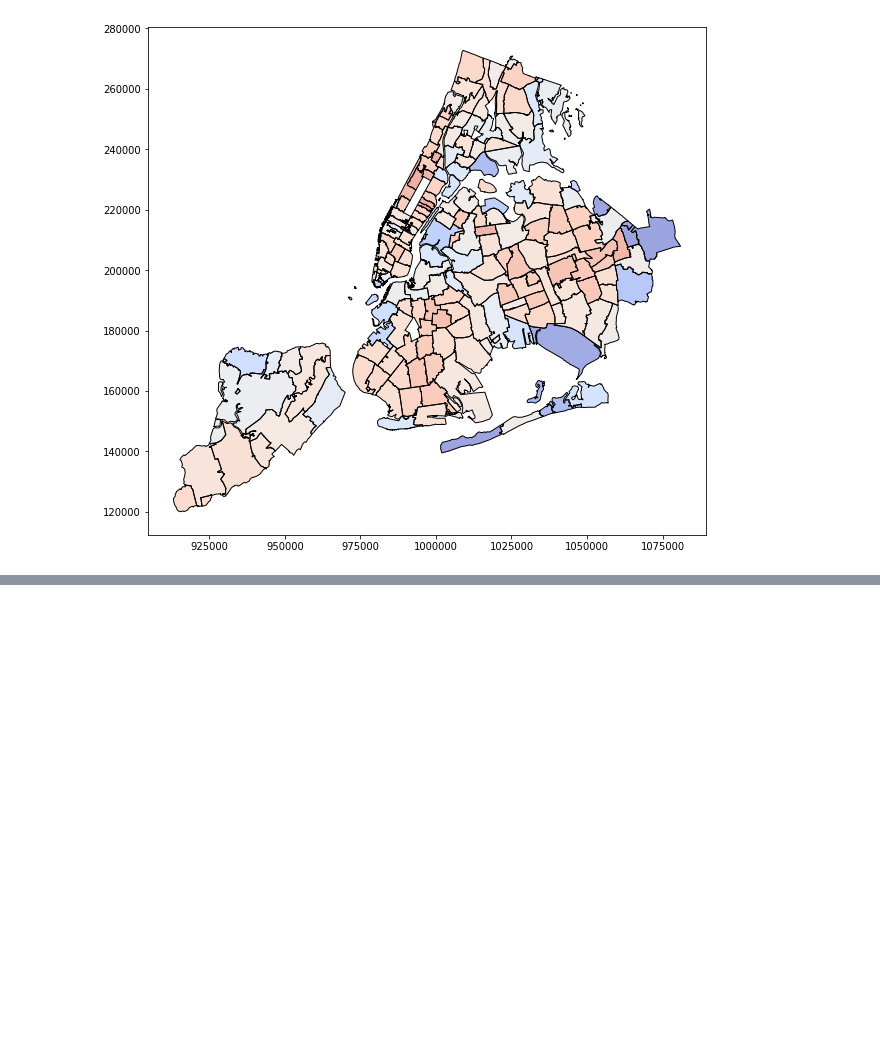
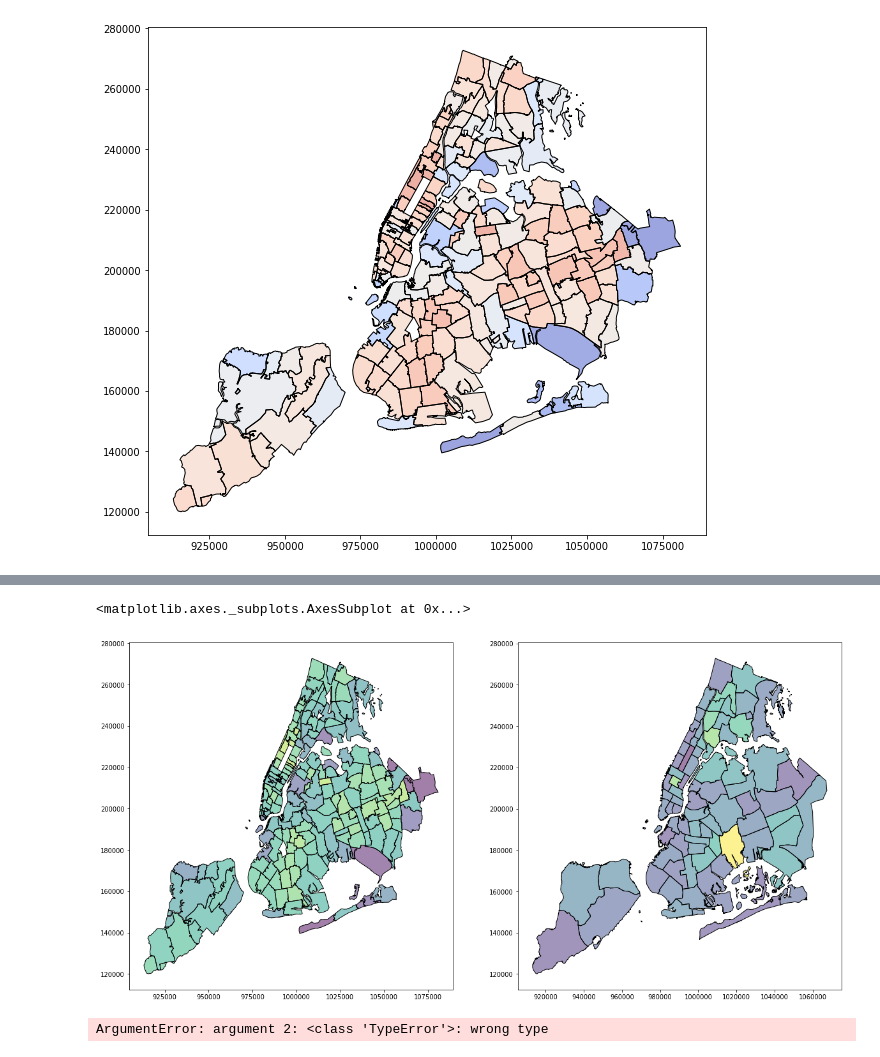
Before and after one commit to nikitasingh981/smartcitieshack-d3, a Jupyter notebook: EDA-nk.ipynb, the cells around one changed output, grey strips where cells are left out. Cells and saved outputs as stored; diff of their text form; code cells hidden in the pictures; blank space fills up the shorter version.

```diff
--- a/EDA-nk.ipynb
+++ b/EDA-nk.ipynb
@@ -150,0 +213,7 @@ agg_q_score.plot(figsize=(10,10),column='q_score', cmap=plt.cm.coolwarm)
+# %%
+fig,ax = plt.subplots(1,2,figsize=(20,10))
+agg_q_score.plot(column='q_score', ax=ax[0])
+agg_crime.plot(column='_2014', ax=ax[1])
+# %% [output]
+<matplotlib.axes._subplots.AxesSubplot at 0x...>
+[figure, added]
@@ -150,0 +222,4 @@ agg_q_score.plot(figsize=(10,10),column='q_score', cmap=plt.cm.coolwarm)
+# %%
+geopandas.sjoin(agg_crime,agg_q_score).group_by('precinct').agg({'q_score':np.mean})
+# %% [output]
+ArgumentError: argument 2: <class 'TypeError'>: wrong type
```
Also changed, not shown: parts of 13 cells of this notebook.
